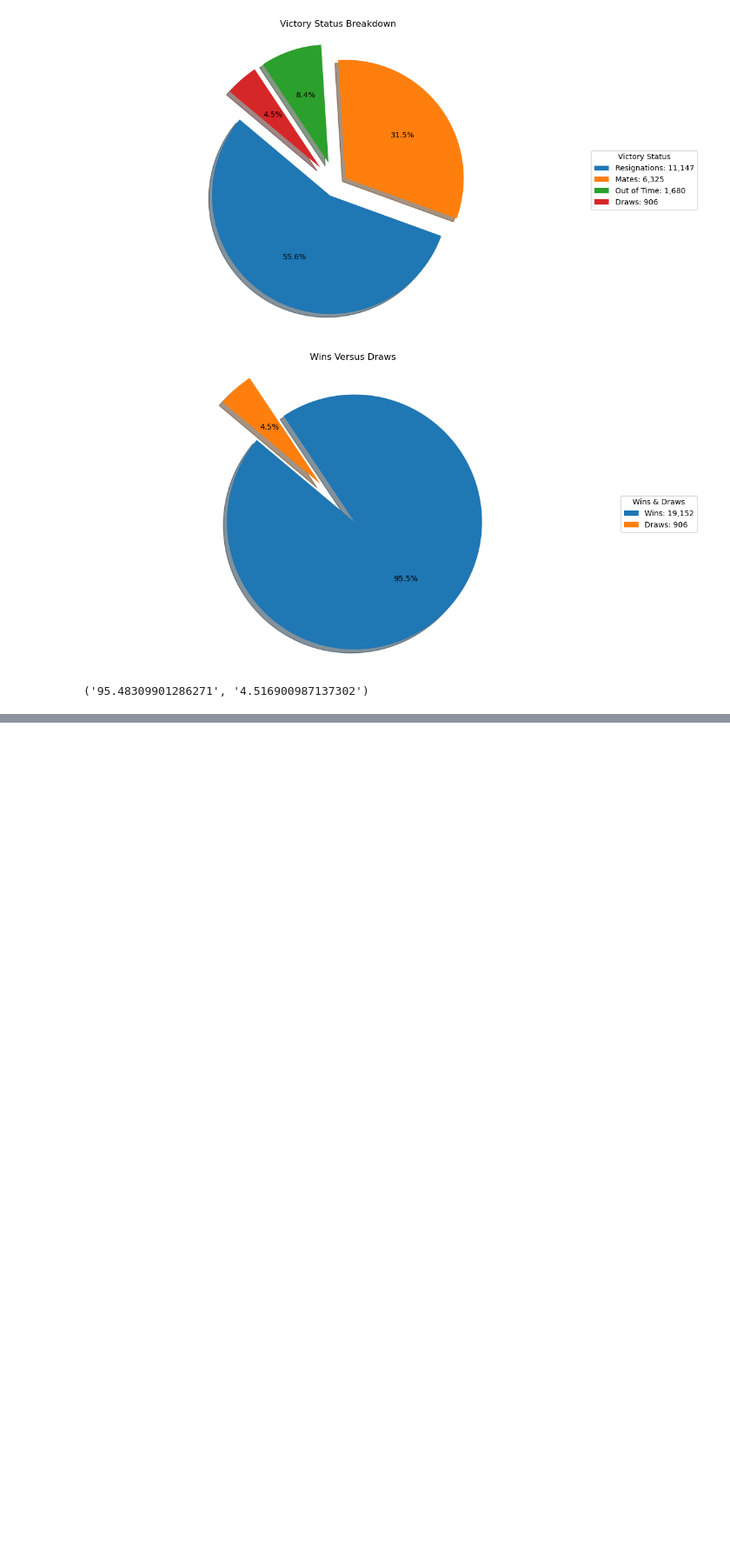
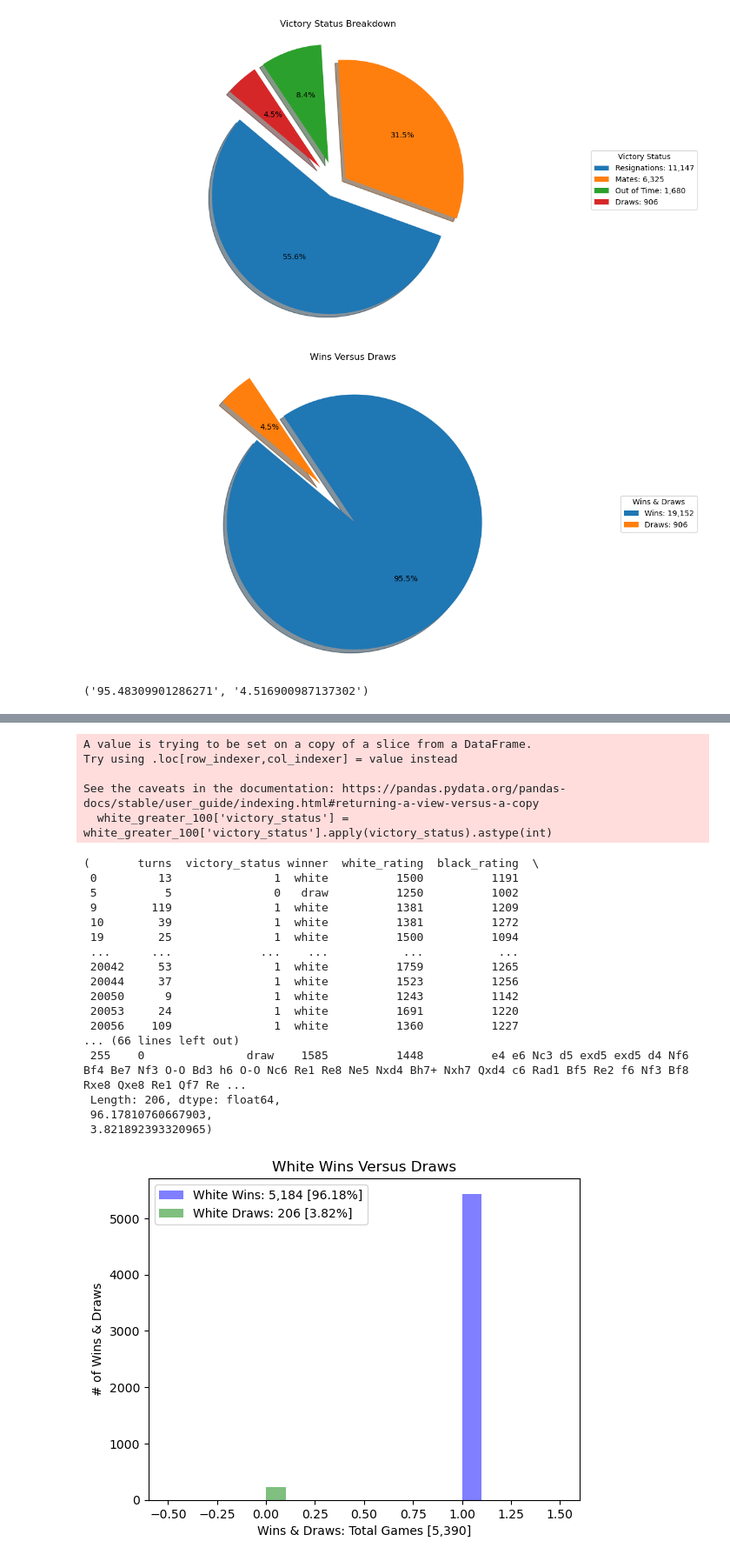
Before and after one commit to mbrann2/chess_games, a Jupyter notebook: notebooks/chess_games.ipynb, the cells around one changed output, grey strips where cells are left out. Shown at 87% size. Cells and saved outputs as stored; diff of their text form; code cells hidden in the pictures; blank space fills up the shorter version.

Commit message:
t_tests and hist plots.

```diff
--- a/notebooks/chess_games.ipynb
+++ b/notebooks/chess_games.ipynb
@@ -195,0 +122,69 @@ See the caveats in the documentation: https://pandas.pydata.org/pandas-docs/stab
+# %%
+# Look at stronger white players, greater than 100 ELO, and map winning categories [mate, out of time, and resign] to 1 and draw category to 0.
+# Perform t-test to analyze the p-value and ultimately the null & alternate hypotheses for white differentials.
+# Histogram pot displaying white wins versus white draws when white is the superior opponent.
+
+def chess_differentials_white(chess_df):
+    chess_df = chess_df.copy()
+    chess_df['Rating Differential White'] = (chess_df['white_rating'] - chess_df['black_rating']).astype(int)
+    white_greater_100 = chess_df[chess_df['Rating Differential White'] > 100]
+
+
+    def victory_status(s):
+        if s == 'draw':
+            return 0
+
+        else:
+            return 1
+    white_greater_100['victory_status'] = white_greater_100['victory_status'].apply(victory_status).astype(int)
+
+    white_ttest = spicystats.ttest_ind(white_greater_100['Rating Differential White'], white_greater_100['victory_status'], equal_var = False)
+
+    fig,ax = plt.subplots()
+
+    white_victory = white_greater_100[white_greater_100['victory_status'] == 1]
+    white_draw = white_greater_100[white_greater_100['victory_status'] == 0]
+
+    ax.hist(white_victory['victory_status'], color = 'b', alpha = 0.5, label = 'White Wins: 5,184 [96.18%]')
+    ax.hist(white_draw['victory_status'], color = 'g', alpha = 0.5, label = 'White Draws: 206 [3.82%]')
+    ax.set_title('White Wins Versus Draws')
+    ax.set_ylabel('# of Wins & Draws')
+    ax.set_xlabel('Wins & Draws: Total Games [5,390]')
+
+    ax.legend();
+    white_victory_counts = white_greater_100[white_greater_100['victory_status'] == 1].value_counts(normalize=True)
+    white_draw_counts = white_greater_100[white_greater_100['victory_status'] == 0].value_counts(normalize=True)
+    white_win_percentage = (5184 /(5184+206))*100
+    white_draw_percentage = (206 /(5184+206))*100
+    return white_greater_100, white_ttest, white_victory_counts, white_draw_counts, white_win_percentage, white_draw_percentage
+
+chess_outcomes_white = chess_differentials_white(chess_games)
+chess_outcomes_white
+
+# The p-value is less than 0.05, so we reject the null hypothesis and there is significant difference, or impact,
+# between the white rating differentials, with white being the superior opponent, and who wins the game.
+# White wins 96.18% of the time and draws 3.82% of the time over 5,390 games.
+# %% [output]
+A value is trying to be set on a copy of a slice from a DataFrame.
+Try using .loc[row_indexer,col_indexer] = value instead
+
+See the caveats in the documentation: https://pandas.pydata.org/pandas-docs/stable/user_guide/indexing.html#returning-a-view-versus-a-copy
+  white_greater_100['victory_status'] = white_greater_100['victory_status'].apply(victory_status).astype(int)
+(       turns  victory_status winner  white_rating  black_rating  \
+ 0         13               1  white          1500          1191
+ 5          5               0   draw          1250          1002
+ 9        119               1  white          1381          1209
+ 10        39               1  white          1381          1272
+ 19        25               1  white          1500          1094
+ ...      ...             ...    ...           ...           ...
+ 20042     53               1  white          1759          1265
+ 20044     37               1  white          1523          1256
+ 20050      9               1  white          1243          1142
+ 20053     24               1  white          1691          1220
+ 20056    109               1  white          1360          1227
+... (66 lines left out)
+ 255    0               draw    1585          1448          e4 e6 Nc3 d5 exd5 exd5 d4 Nf6 Bf4 Be7 Nf3 O-O Bd3 h6 O-O Nc6 Re1 Re8 Ne5 Nxd4 Bh7+ Nxh7 Qxd4 c6 Rad1 Bf5 Re2 f6 Nf3 Bf8 Rxe8 Qxe8 Re1 Qf7 Re ...
+ Length: 206, dtype: float64,
+ 96.17810760667903,
+ 3.821892393320965)
+[figure, added]
```
Also changed, not shown: parts of 9 cells of this notebook.
